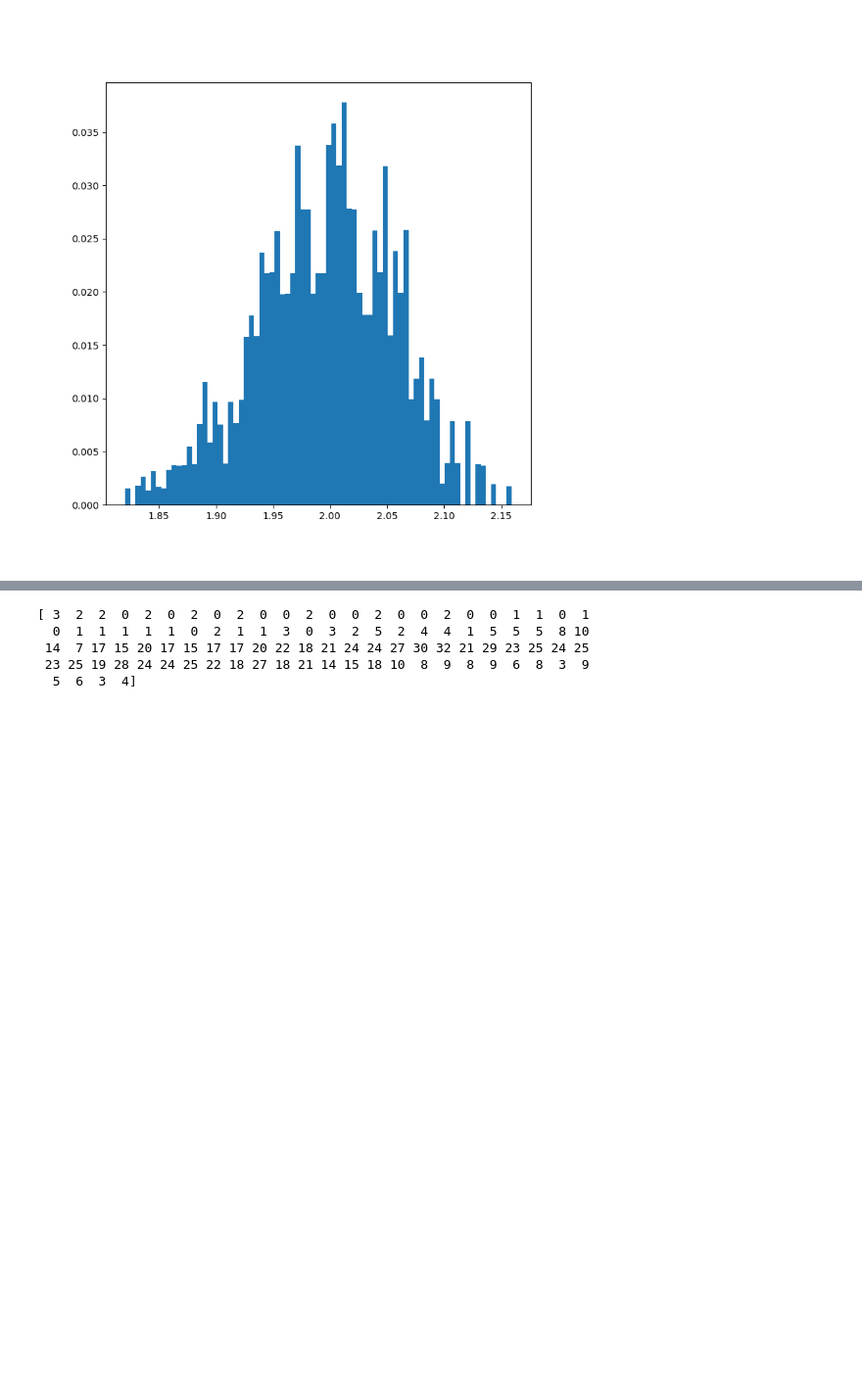
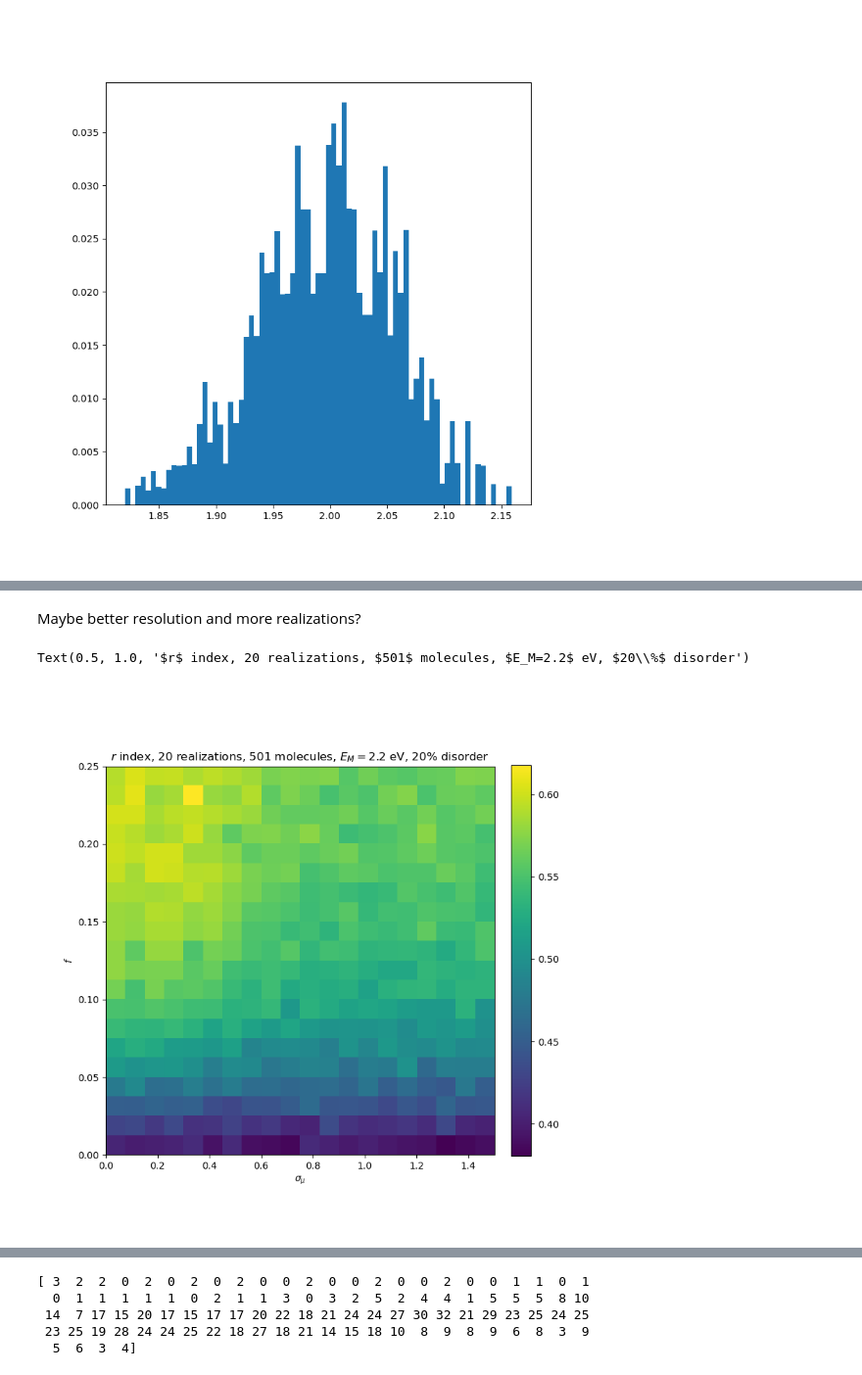
Before and after one commit to brianz98/eigenstate-thermolization, a Jupyter notebook: eigenstate-thermolization.ipynb, the cells around one changed output, grey strips where cells are left out. Shown at 98% size. Cells and saved outputs as stored; diff of their text form; code cells hidden in the pictures; blank space fills up the shorter version.

```diff
--- a/eigenstate-thermolization.ipynb
+++ b/eigenstate-thermolization.ipynb
@@ -257,0 +304,2 @@ get_gap_distribution(qw, nreal=5, num_bins=150, start=50, end=50, hist_range=(0,
+# %% [markdown]
+Maybe better resolution and more realizations?
@@ -257,0 +324,12 @@ get_gap_distribution(qw, nreal=5, num_bins=150, start=50, end=50, hist_range=(0,
+# %%
+r_indx = np.loadtxt('data/501_0.3_2.2_0.2_0-1.5_0-0.25.dat')
+f,ax = plt.subplots(figsize=(8,8))
+im = ax.imshow(r_indx,extent=[0,1.5,0.25,0],aspect=1.5/0.25)
+ax.invert_yaxis()
+ax.set_xlabel(r'$\sigma_{\mu}$')
+ax.set_ylabel(r'$f$')
+f.colorbar(im,ax=ax,fraction=0.046,pad=0.04)
+ax.set_title(r'$r$ index, 20 realizations, $501$ molecules, $E_M=2.2$ eV, $20\%$ disorder')
+# %% [output]
+Text(0.5, 1.0, '$r$ index, 20 realizations, $501$ molecules, $E_M=2.2$ eV, $20\\%$ disorder')
+[figure, added]
```
Also changed, not shown: parts of 26 cells of this notebook, 4 other files.
